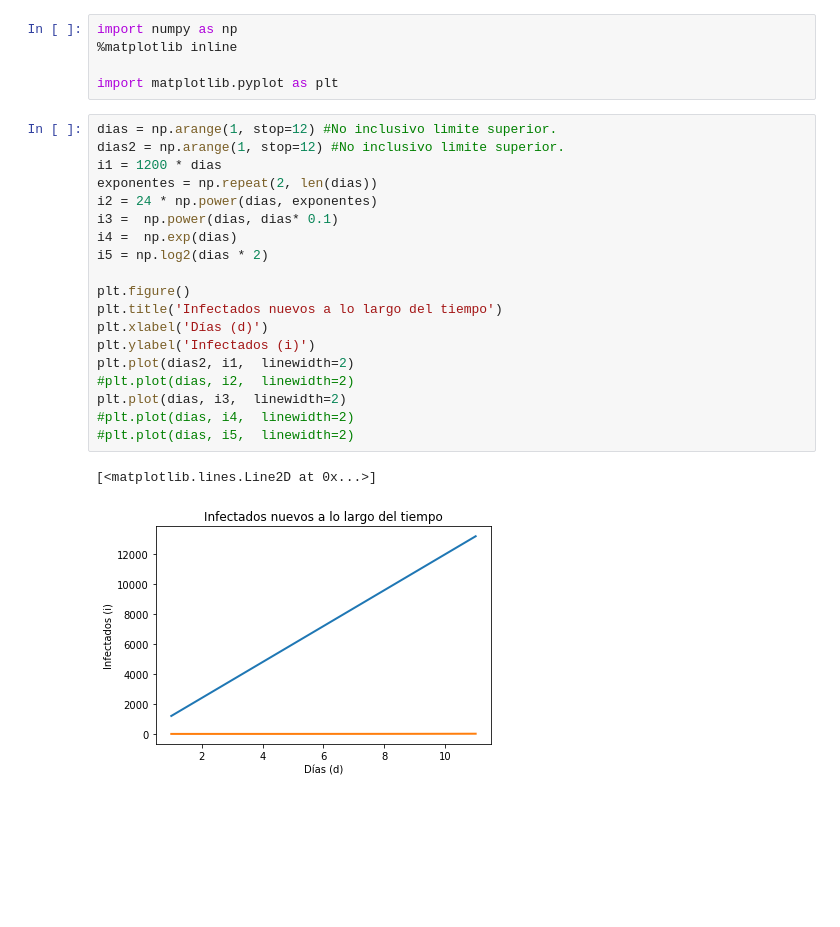
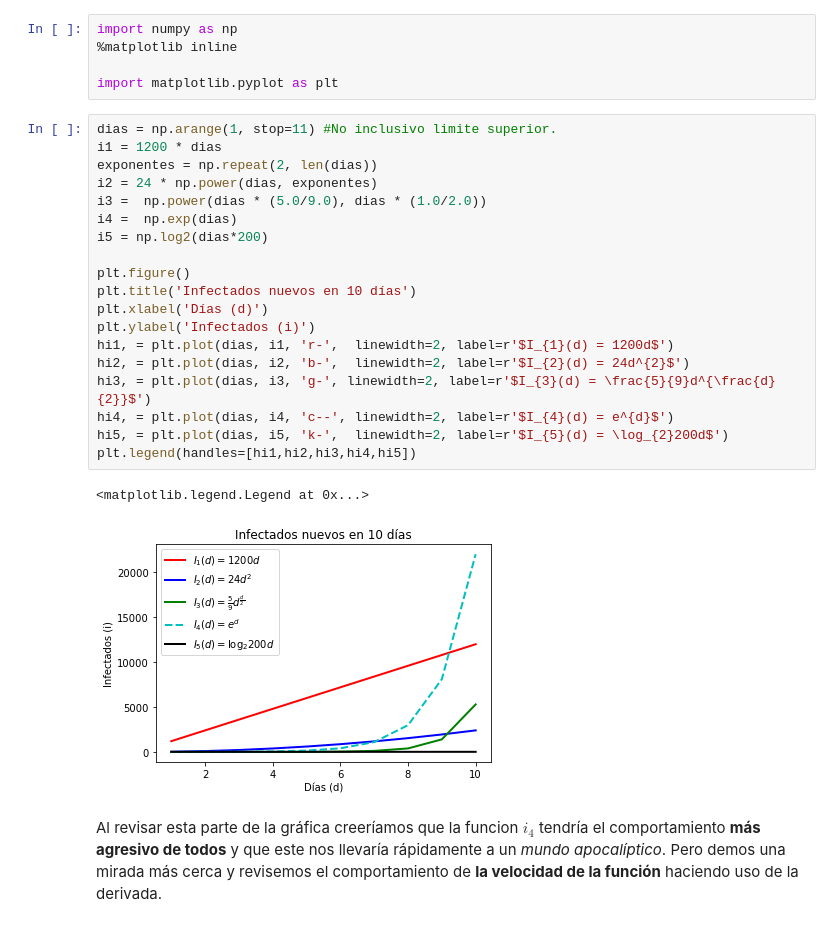
Before and after one commit to hbro23/math-ai-platzi, a Jupyter notebook: #7 Limites, infinito y asintotas.ipynb, the cells around one changed output. Saved outputs shown, nothing was run; the diff lists cells and outputs as text; blank space fills up the shorter version.

```diff
--- a/#7 Limites, infinito y asintotas.ipynb
+++ b/#7 Limites, infinito y asintotas.ipynb
@@ -23,24 +23,26 @@ import numpy as np
 
 import matplotlib.pyplot as plt
 # %%
-dias = np.arange(1, stop=12) #No inclusivo limite superior.
-dias2 = np.arange(1, stop=12) #No inclusivo limite superior.
+dias = np.arange(1, stop=11) #No inclusivo limite superior.
 i1 = 1200 * dias
 exponentes = np.repeat(2, len(dias))
 i2 = 24 * np.power(dias, exponentes)
-i3 =  np.power(dias, dias* 0.1)
+i3 =  np.power(dias * (5.0/9.0), dias * (1.0/2.0))
 i4 =  np.exp(dias)
-i5 = np.log2(dias * 2)
+i5 = np.log2(dias*200)
 
 plt.figure()
-plt.title('Infectados nuevos a lo largo del tiempo')
+plt.title('Infectados nuevos en 10 días')
 plt.xlabel('Días (d)')
 plt.ylabel('Infectados (i)')
-plt.plot(dias2, i1,  linewidth=2)
-#plt.plot(dias, i2,  linewidth=2)
-plt.plot(dias, i3,  linewidth=2)
-#plt.plot(dias, i4,  linewidth=2)
-#plt.plot(dias, i5,  linewidth=2)
+hi1, = plt.plot(dias, i1, 'r-',  linewidth=2, label=r'$I_{1}(d) = 1200d$')
+hi2, = plt.plot(dias, i2, 'b-',  linewidth=2, label=r'$I_{2}(d) = 24d^{2}$')
+hi3, = plt.plot(dias, i3, 'g-', linewidth=2, label=r'$I_{3}(d) = \frac{5}{9}d^{\frac{d}{2}}$')
+hi4, = plt.plot(dias, i4, 'c--', linewidth=2, label=r'$I_{4}(d) = e^{d}$')
+hi5, = plt.plot(dias, i5, 'k-',  linewidth=2, label=r'$I_{5}(d) = \log_{2}200d$')
+plt.legend(handles=[hi1,hi2,hi3,hi4,hi5])
 # %% [output]
-[<matplotlib.lines.Line2D at 0x...>]
+<matplotlib.legend.Legend at 0x...>
-[figure, old version]
+[figure, new version]
+# %% [markdown]
+Al revisar esta parte de la gráfica creeríamos que la funcion $i_{4}$ tendría el comportamiento **más agresivo de todos** y que este nos llevaría rápidamente a un _mundo apocalíptico_. Pero demos una mirada más cerca y revisemos el comportamiento de **la velocidad de la función** haciendo uso de la derivada.
```
Also changed, not shown: parts of 5 cells of this notebook.
